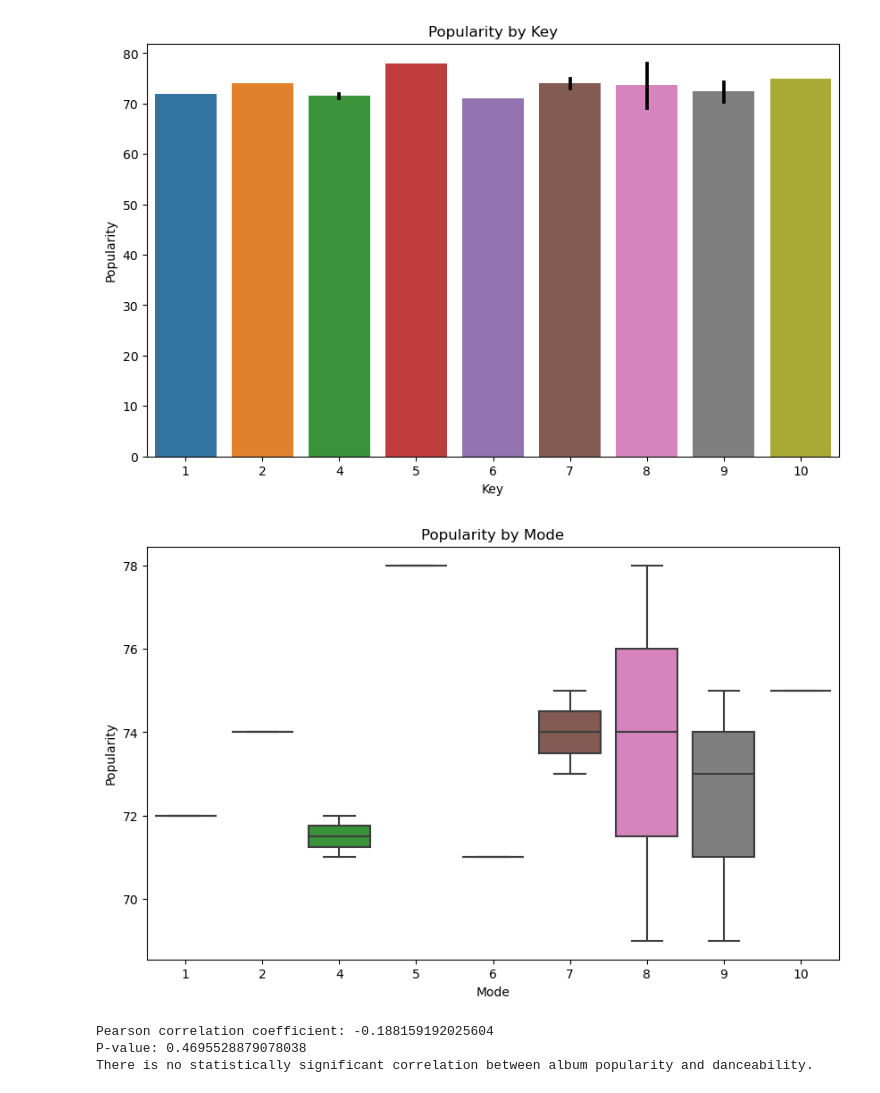
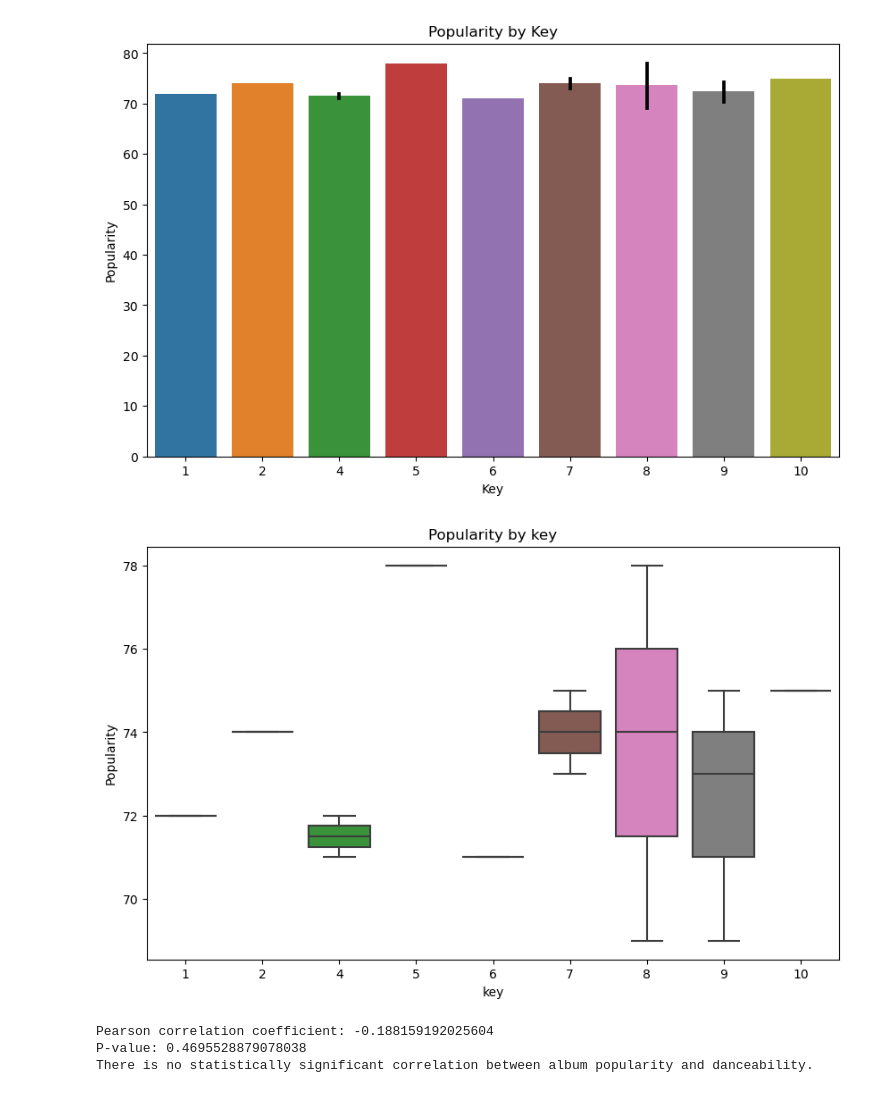
Before and after one commit to tashado/Team5-Project1, a Jupyter notebook: SpotifyAlbumTrackFeatures.ipynb, the cells around one changed output. Cells and saved outputs as stored; diff of their text form; code cells hidden in the pictures.

```diff
--- a/SpotifyAlbumTrackFeatures.ipynb
+++ b/SpotifyAlbumTrackFeatures.ipynb
@@ -159,12 +159,6 @@ if most_popular_artist:
     if most_popular_album:
         print("Most popular album:", most_popular_album['name'])
         print("Album tracks:")
-        for track in album_tracks:
-            print("- Track name:", track['name'])
-            print("  Track duration:", track['duration_ms'], "ms")
-            print("  Track ID:", track['id'])
-            print("  Track features:", track['features'])
-            print("  Track popularity:", track['popularity'])
     else:
         print("No albums found for the most popular artist.")
 else:
@@ -284,13 +264,13 @@ plt.show()
 # %%
 # Box plot of popularity by mode
 plt.figure(figsize=(10, 6))
 sns.boxplot(data=album_data, x='key', y='popularity')
-plt.title("Popularity by Mode")
-plt.xlabel("Mode")
+plt.title("Popularity by key")
+plt.xlabel("key")
 plt.ylabel("Popularity")
 plt.show()
 # %% [output]
-[figure, old version]
+[figure, new version]
 # %%
 # Extract popularity and danceability data
 popularity_data = album_data['popularity']
```
Also changed, not shown: parts of 2 cells of this notebook.
